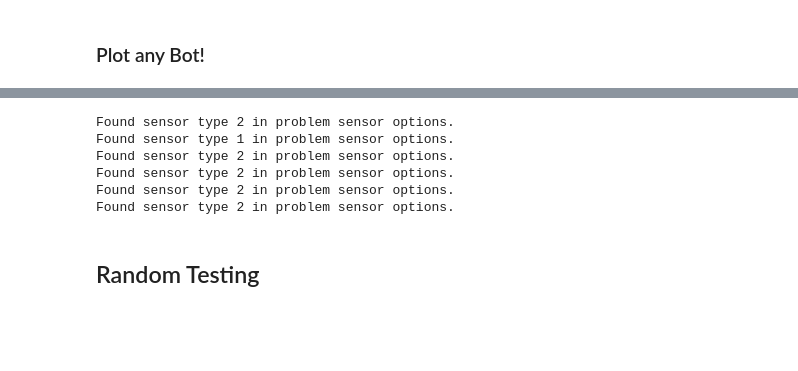
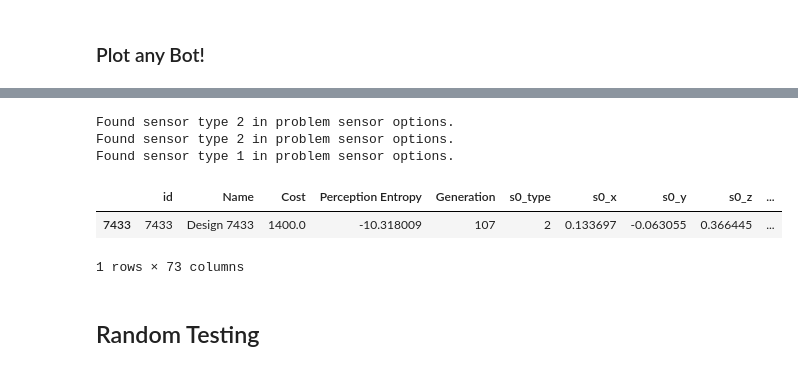
Before and after one commit to robosquiggles/go4robo, a Jupyter notebook: 3d_gen_introspect.ipynb, the cells around one changed output, grey strips where cells are left out. Saved outputs shown, nothing was run; the diff lists cells and outputs as text; code cells hidden in the pictures; blank space fills up the shorter version.

```diff
--- a/3d_gen_introspect.ipynb
+++ b/3d_gen_introspect.ipynb
@@ -180,14 +225,14 @@ Found sensor type 2 in problem sensor options.
 # %%
-INDEX_TO_PLOT = 5
-
-design_x_fig = plot_plot_design(INDEX_TO_PLOT, sensor_idx_rays=2, max_rays=100)
+INDEX_TO_PLOT = 7433
+design_x_fig, design_x_df = plot_plot_design(INDEX_TO_PLOT, sensor_idx_rays=1, max_rays=100)
+design_x_df
 # %% [output]
+Found sensor type 2 in problem sensor options.
 Found sensor type 2 in problem sensor options.
 Found sensor type 1 in problem sensor options.
-Found sensor type 2 in problem sensor options.
-Found sensor type 2 in problem sensor options.
-Found sensor type 2 in problem sensor options.
-Found sensor type 2 in problem sensor options.
+|  | id | Name | Cost | Perception Entropy | Generation | s0_type | s0_x | s0_y | s0_z | ... |
+| 7433 | 7433 | Design 7433 | 1400.0 | -10.318009 | 107 | 2 | 0.133697 | -0.063055 | 0.366445 | ... |
+1 rows × 73 columns
 # %% [markdown]
 ## Random Testing
 # %% [markdown]
```
Also changed, not shown: parts of 12 cells of this notebook, 1 other file.
